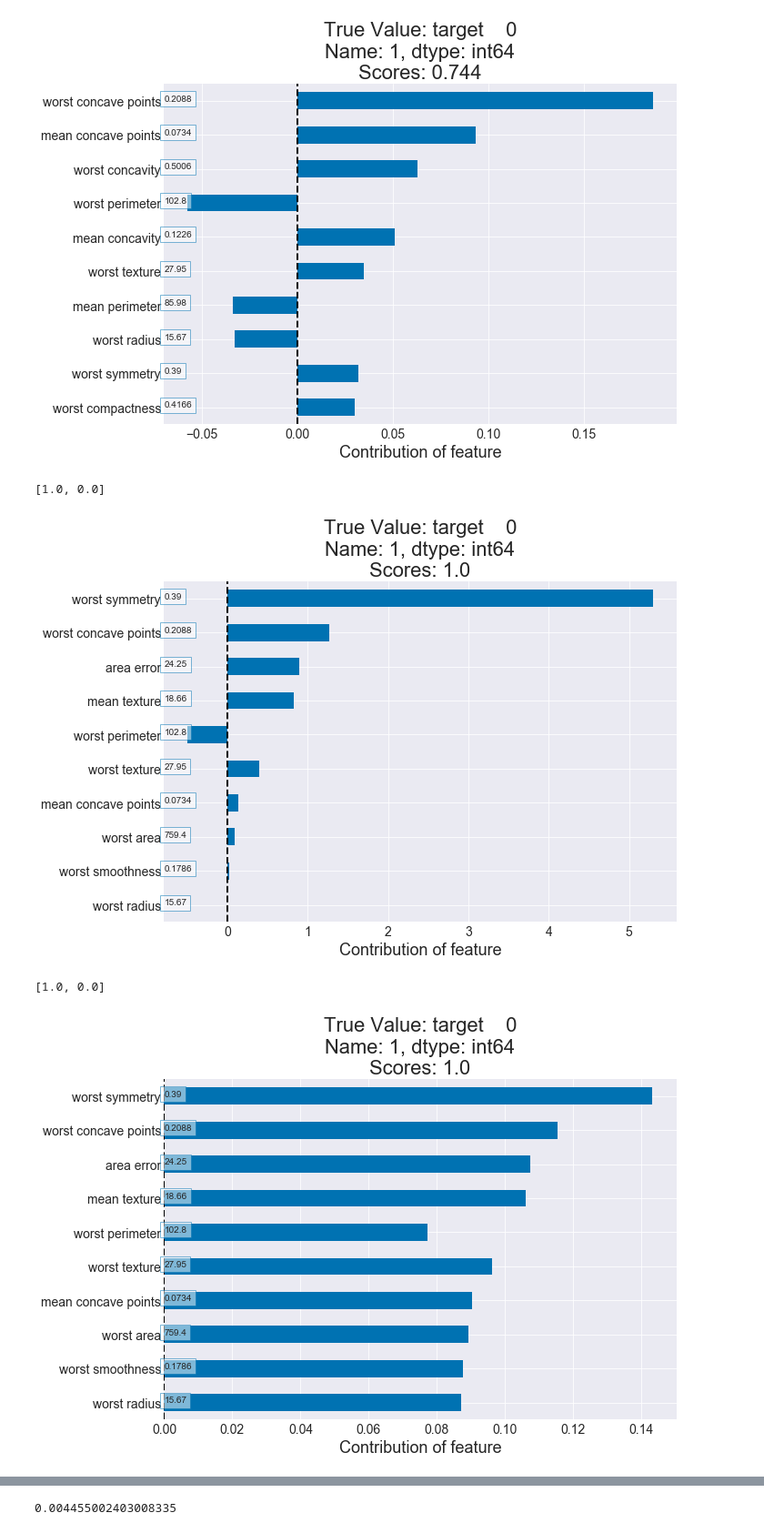
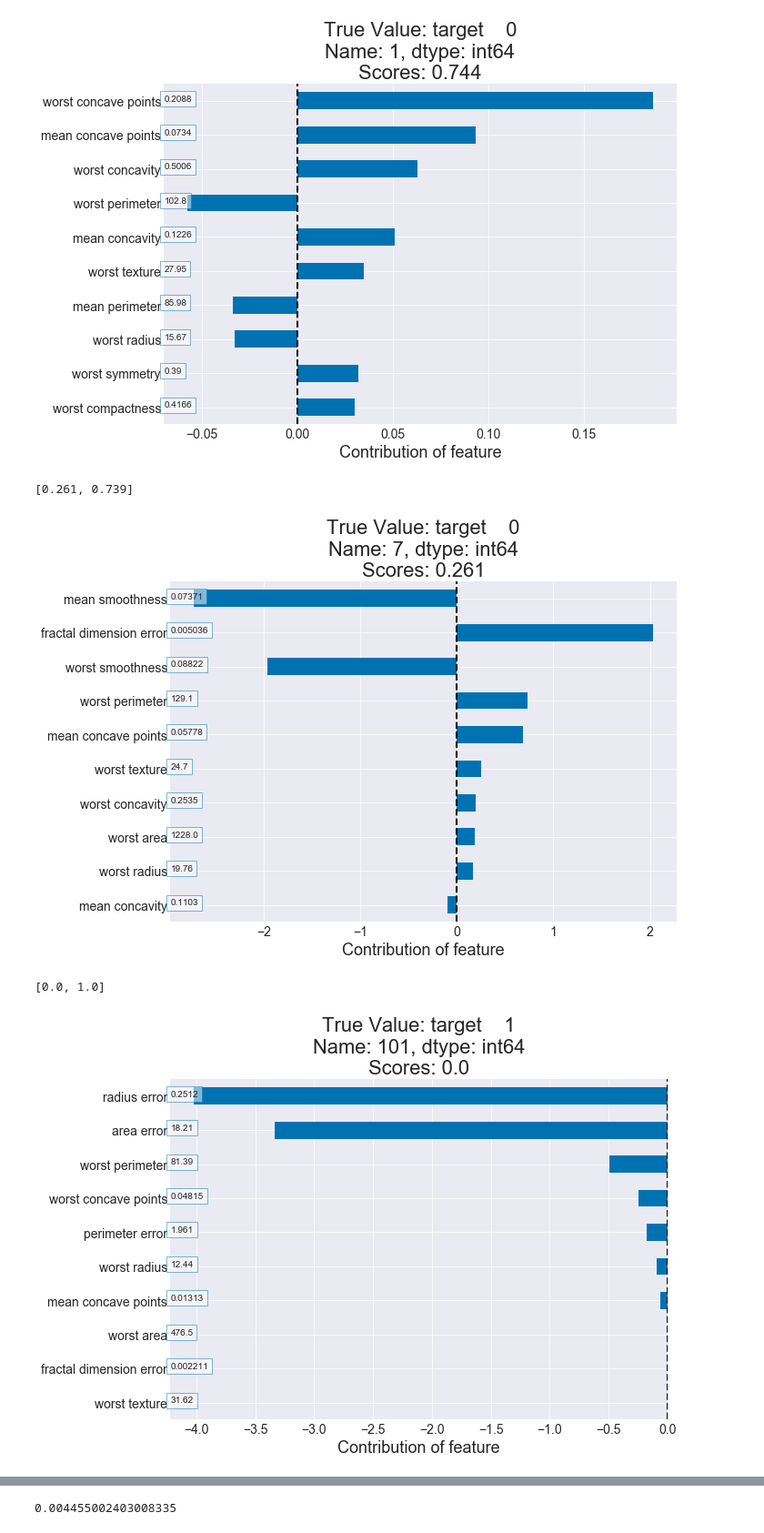
Before and after one commit to rpb/interpreting-decision-trees-and-random-forests, a Jupyter notebook: Blog Code-GBT.ipynb, the cells around one changed output, grey strips where cells are left out. Shown at 91% size. Drawn from its saved outputs; the diff is of its cells as text; code cells hidden in the pictures.

Commit message:
Gross but shows how to translate score to prob

```diff
--- a/Blog Code-GBT.ipynb
+++ b/Blog Code-GBT.ipynb
@@ -241,7 +290,7 @@ df3, true_label3, pred3 = plot_obs_feature_contrib(gbt_bin_clf,
                                                 gbt_bin_clf_contrib,
                                                 X_test_c,
                                                 pd.DataFrame(y_test_c,columns=['target']),
-                                                1,
+                                                7,
                                                 order_by='contribution',
                                                 num_features=10,
                                                    neg=True
@@ -249,20 +298,20 @@ df3, true_label3, pred3 = plot_obs_feature_contrib(gbt_bin_clf,
 plt.tight_layout()
 plt.savefig('plots/contribution_plot_gbt_class.png')
 # %% [output]
-[1.0, 0.0]
+[0.261, 0.739]
-[figure, old version]
+[figure, new version]
 # %%
 df3, true_label3, pred3 = plot_obs_feature_contrib(gbt_bin_clf,
                                                 gbt_bin_clf_contrib,
                                                 X_test_c,
                                                 pd.DataFrame(y_test_c,columns=['target']),
-                                                1,
+                                                101,
                                                 order_by='contribution',
                                                 num_features=10,
-                                                prob=True
+                                                neg=True
                                     )
 plt.tight_layout()
 plt.savefig('plots/contribution_plot_gbt_class.png')
 # %% [output]
-[1.0, 0.0]
+[0.0, 1.0]
-[figure, old version]
+[figure, new version]
```
Also changed, not shown: parts of 110 cells of this notebook.
